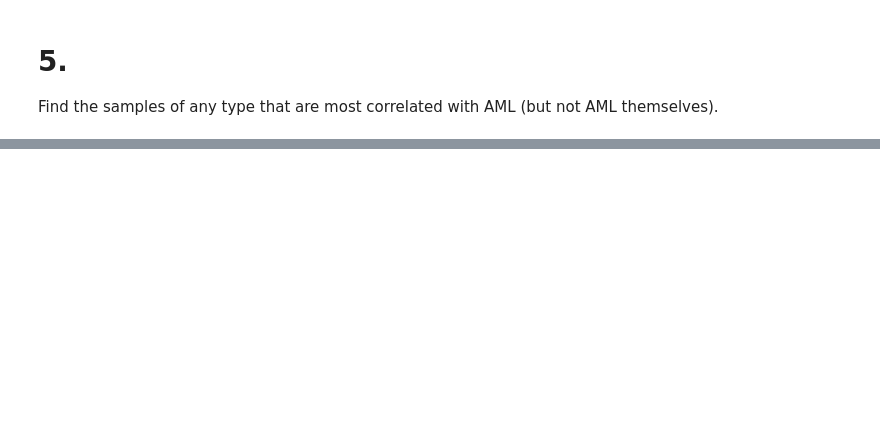
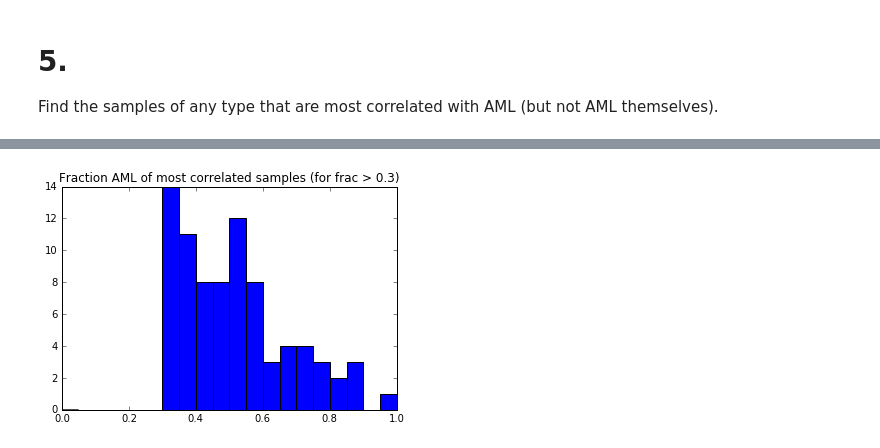
Before and after one commit to KellerJordan/TURG-Research, a Jupyter notebook: Data-Analysis.ipynb, the cells around one changed output, grey strips where cells are left out. Cells and saved outputs as stored; diff of their text form; code cells hidden in the pictures; blank space fills up the shorter version.

```diff
--- a/Data-Analysis.ipynb
+++ b/Data-Analysis.ipynb
@@ -84,7 +84,7 @@ def get_correlations(sample):
             with open(json_path, 'r') as f:
                 corr_dict = json.loads(f.read())['correlations_vs_focus_sample']
         else:
-            corr_dict = None
+            return None
     return corr_dict
 # %%
 def get_samples(prefix):
@@ -361,3 +349,30 @@ Number of ALL samples prep`d with polyASelection: 66
 # 5.
 
 Find the samples of any type that are most correlated with AML (but not AML themselves).
+# %%
+def get_prefix(sample):
+    if 'TARGET' in sample:
+        return sample[:16]
+    elif 'TCGA' in sample:
+        return sample[:12]
+    elif 'THR' in sample:
+        return sample[:10]
+    elif 'TH' in sample:
+        return sample[:9]
+    else:
+        raise Exception('Unknown data source')
+# %%
+%%time
+threshold = 0.3
+amlish_samples = []
+for sample in corr_df.index:
+    try:
+        is_aml = type_df.loc[get_prefix(sample)]['Diagnosis/Disease'] == 'acute myeloid leukemia'
+        if not is_aml:
+            f = fraction_aml(sample)
+            if f > threshold:
+                amlish_samples.append(sample)
+    except Exception as e:
+        print('error:', sample)
+        print(e)
+print(len(amlish_samples))
@@ -363,0 +383,9 @@ Find the samples of any type that are most correlated with AML (but not AML them
+# %%
+correlations = []
+for s in amlish_samples:
+    correlations.append(fraction_aml(s))
+plt.hist(correlations, bins=20, range=(0, 1))
+plt.title('Fraction AML of most correlated samples (for frac > 0.3)')
+plt.show()
+# %% [output]
+[figure, added]
```
Also changed, not shown: parts of 14 cells of this notebook, 1 other file.
